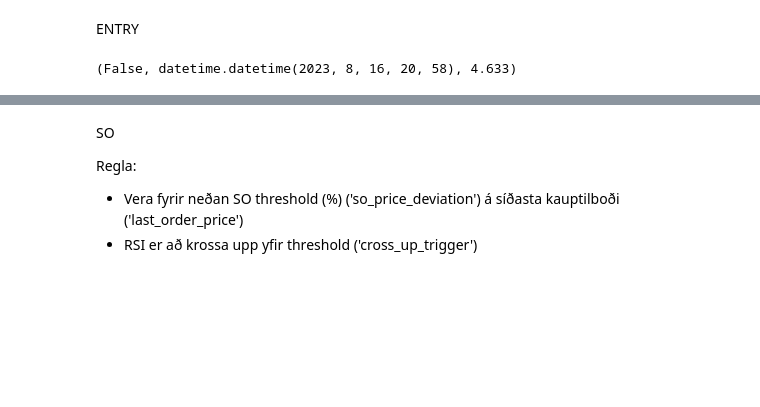
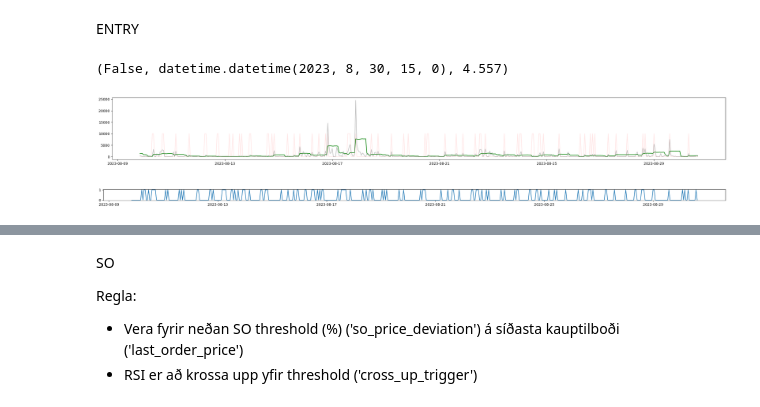
Before and after one commit to magnusblondal/lucy, a Jupyter notebook: bb_breakout.ipynb, the cells around one changed output, grey strips where cells are left out. Saved outputs shown, nothing was run; the diff lists cells and outputs as text; code cells hidden in the pictures; blank space fills up the shorter version.

```diff
--- a/bb_breakout.ipynb
+++ b/bb_breakout.ipynb
@@ -141,8 +150,17 @@ df["bb_breakout"]       = np.where(df['close'] > df[bbu].shift(), True, False)
 # not exceeding slower upper band
 df["bb_within_slow"]    = np.where(df['close'] < df[bbu_slow].shift(), True, False)
 df["bb_signal"]         = (df['bb_breakout'] == True) & (df['bb_breakout'].shift() == False)
+
+volume_window = 5
+df["avg_vol"]= df["volume"].rolling(volume_window).mean()
+df["std_1"]= df["volume"].rolling(volume_window).std()
+df["std_2"]= df["volume"].rolling(10).std(2)
+df["std"] = df["volume"].std()
+df["above_avg"] = df["volume"] > df["std_2"]
+
+
 # Uptrend and BB breakout and BB within slow
-df["entry_signal"]      = (df["up_trend"] == True) & (df["bb_signal"] == True) & (df["bb_within_slow"] == True)
+df["entry_signal"]      = (df["up_trend"] == True) & (df["bb_signal"] == True) & (df["bb_within_slow"] == True) & (df["above_avg"] == True)
 
 entry_signal = df["entry_signal"].iloc[-1]
 time = df.index[-1].to_pydatetime() # type: ignore
@@ -150,4 +168,4 @@ close = df["close"].iloc[-1]
 
 (entry_signal, time, close) # type: ignore
 # %% [output]
-(False, datetime.datetime(2023, 8, 16, 20, 58), 4.633)
+(False, datetime.datetime(2023, 8, 30, 15, 0), 4.557)
@@ -153,0 +174,25 @@ close = df["close"].iloc[-1]
+# %%
+plt.figure(figsize=(25,3))
+
+# plt.plot(df["std"], color="gray")
+# plt.plot(df["std_1"], color="blue")
+plt.plot(df["std_2"], color="green")
+# plt.plot(df["avg_vol"], color="orange")
+# plt.bar(df.index, df['volume'],color='gray', width=0.5, alpha=0.3)
+df["x"]= df.volume > df["std_2"] * 2
+df["xxx"] = df.x * 10000
+# plt.plot(df.index,df.x, color = "blue", alpha=0.5)
+plt.plot(df.index, df['xxx'], color='red', alpha=0.1)
+plt.plot(df.index, df['volume'], color='gray', alpha=0.5)
+
+plt.tight_layout()
+plt.show()
+# %% [output]
+[figure, added]
+# %%
+plt.figure(figsize=(25,1))
+plt.plot(df["above_avg"])
+plt.tight_layout()
+plt.show()
+# %% [output]
+[figure, added]
```
Also changed, not shown: parts of 9 cells of this notebook, 6 other files.
